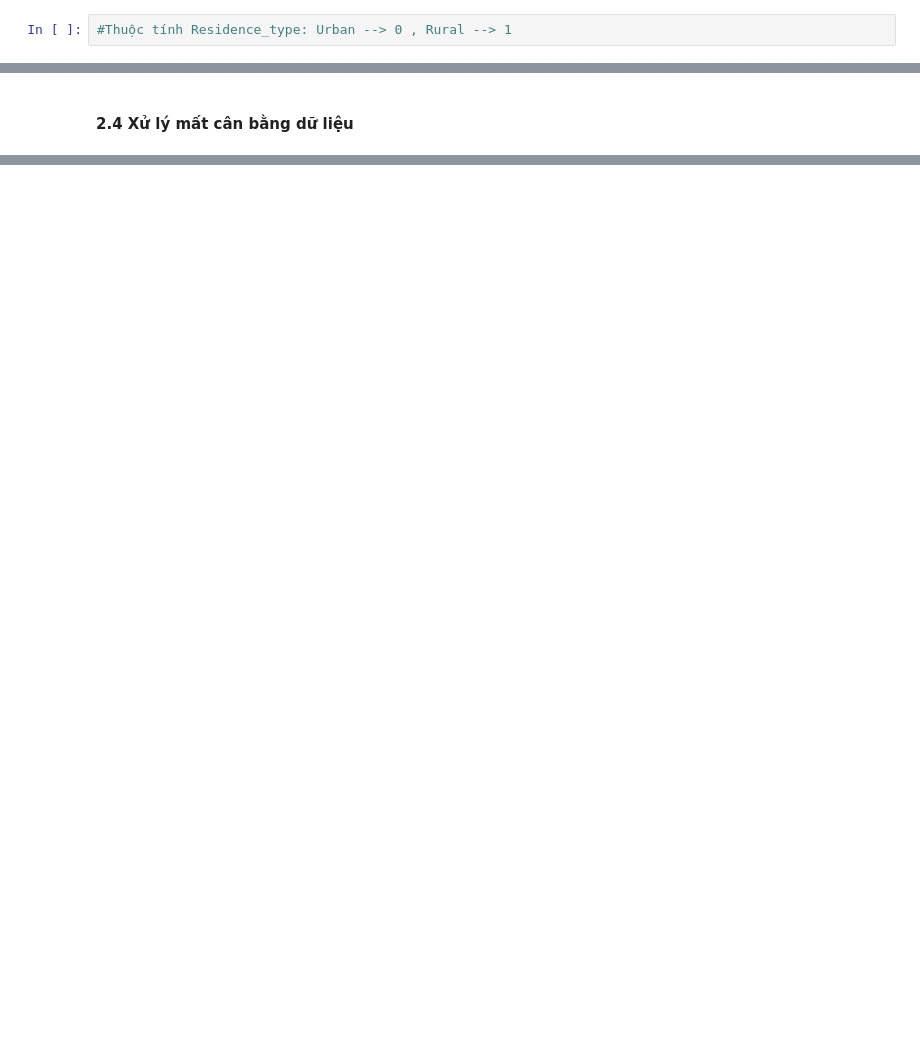
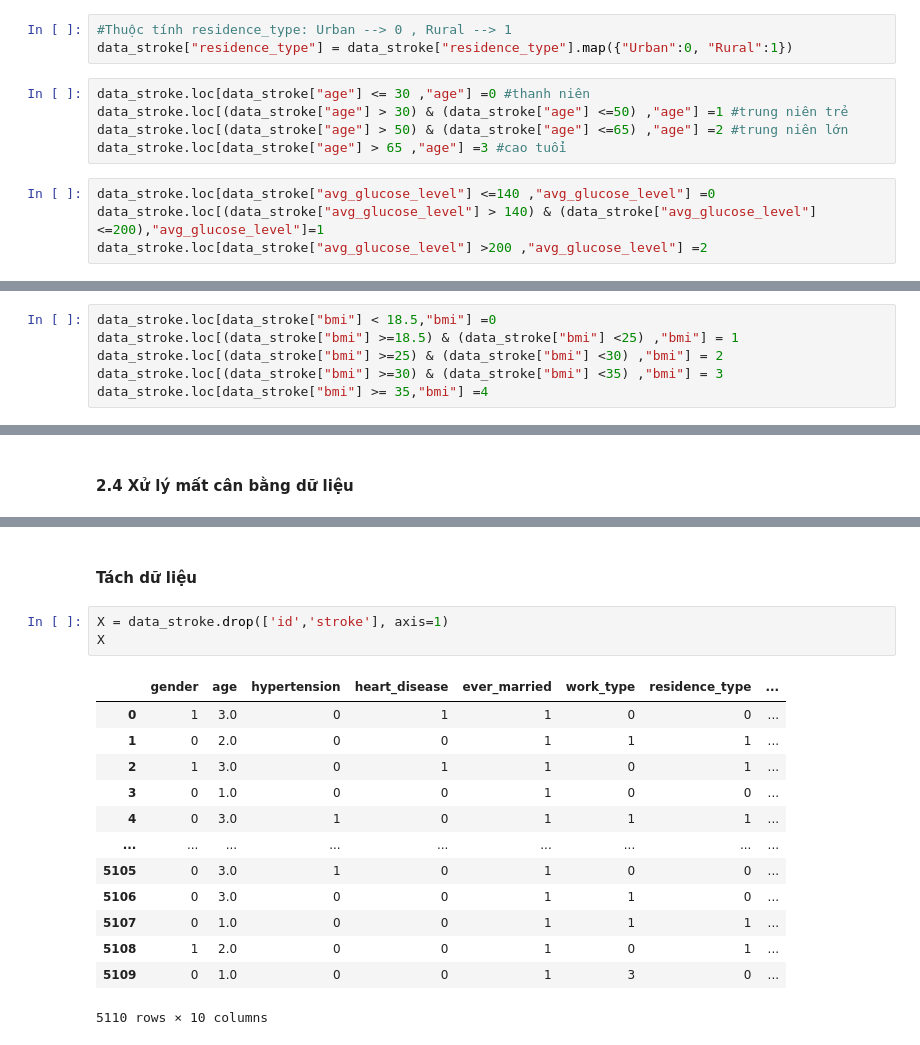
Before and after one commit to HoangGiang2005/DA1, a Jupyter notebook: CleanData.ipynb, the cells around one changed output, grey strips where cells are left out. Cells and saved outputs as stored; diff of their text form; blank space fills up the shorter version.

```diff
--- a/CleanData.ipynb
+++ b/CleanData.ipynb
@@ -287,2 +303,12 @@ data_stroke["work_type"]
 # %%
-#Thuộc tính Residence_type: Urban --> 0 , Rural --> 1
+#Thuộc tính residence_type: Urban --> 0 , Rural --> 1
+data_stroke["residence_type"] = data_stroke["residence_type"].map({"Urban":0, "Rural":1})
+# %%
+data_stroke.loc[data_stroke["age"] <= 30 ,"age"] =0 #thanh niên
+data_stroke.loc[(data_stroke["age"] > 30) & (data_stroke["age"] <=50) ,"age"] =1 #trung niên trẻ
+data_stroke.loc[(data_stroke["age"] > 50) & (data_stroke["age"] <=65) ,"age"] =2 #trung niên lớn
+data_stroke.loc[data_stroke["age"] > 65 ,"age"] =3 #cao tuổi
+# %%
+data_stroke.loc[data_stroke["avg_glucose_level"] <=140 ,"avg_glucose_level"] =0
+data_stroke.loc[(data_stroke["avg_glucose_level"] > 140) & (data_stroke["avg_glucose_level"] <=200),"avg_glucose_level"]=1
+data_stroke.loc[data_stroke["avg_glucose_level"] >200 ,"avg_glucose_level"] =2
@@ -288,0 +317,6 @@ data_stroke["work_type"]
+# %%
+data_stroke.loc[data_stroke["bmi"] < 18.5,"bmi"] =0
+data_stroke.loc[(data_stroke["bmi"] >=18.5) & (data_stroke["bmi"] <25) ,"bmi"] = 1
+data_stroke.loc[(data_stroke["bmi"] >=25) & (data_stroke["bmi"] <30) ,"bmi"] = 2
+data_stroke.loc[(data_stroke["bmi"] >=30) & (data_stroke["bmi"] <35) ,"bmi"] = 3
+data_stroke.loc[data_stroke["bmi"] >= 35,"bmi"] =4
@@ -292,0 +348,19 @@ import seaborn as sns
+# %% [markdown]
+#### **Tách dữ liệu**
+# %%
+X = data_stroke.drop(['id','stroke'], axis=1)
+X
+# %% [output]
+|  | gender | age | hypertension | heart_disease | ever_married | work_type | residence_type | ... |
+| 0 | 1 | 3.0 | 0 | 1 | 1 | 0 | 0 | ... |
+| 1 | 0 | 2.0 | 0 | 0 | 1 | 1 | 1 | ... |
+| 2 | 1 | 3.0 | 0 | 1 | 1 | 0 | 1 | ... |
+| 3 | 0 | 1.0 | 0 | 0 | 1 | 0 | 0 | ... |
+| 4 | 0 | 3.0 | 1 | 0 | 1 | 1 | 1 | ... |
+| ... | ... | ... | ... | ... | ... | ... | ... | ... |
+| 5105 | 0 | 3.0 | 1 | 0 | 1 | 0 | 0 | ... |
+| 5106 | 0 | 3.0 | 0 | 0 | 1 | 1 | 0 | ... |
+| 5107 | 0 | 1.0 | 0 | 0 | 1 | 1 | 1 | ... |
+| 5108 | 1 | 2.0 | 0 | 0 | 1 | 0 | 1 | ... |
+| 5109 | 0 | 1.0 | 0 | 0 | 1 | 3 | 0 | ... |
+5110 rows × 10 columns
```
Also changed, not shown: parts of 24 cells of this notebook, 2 other files.
